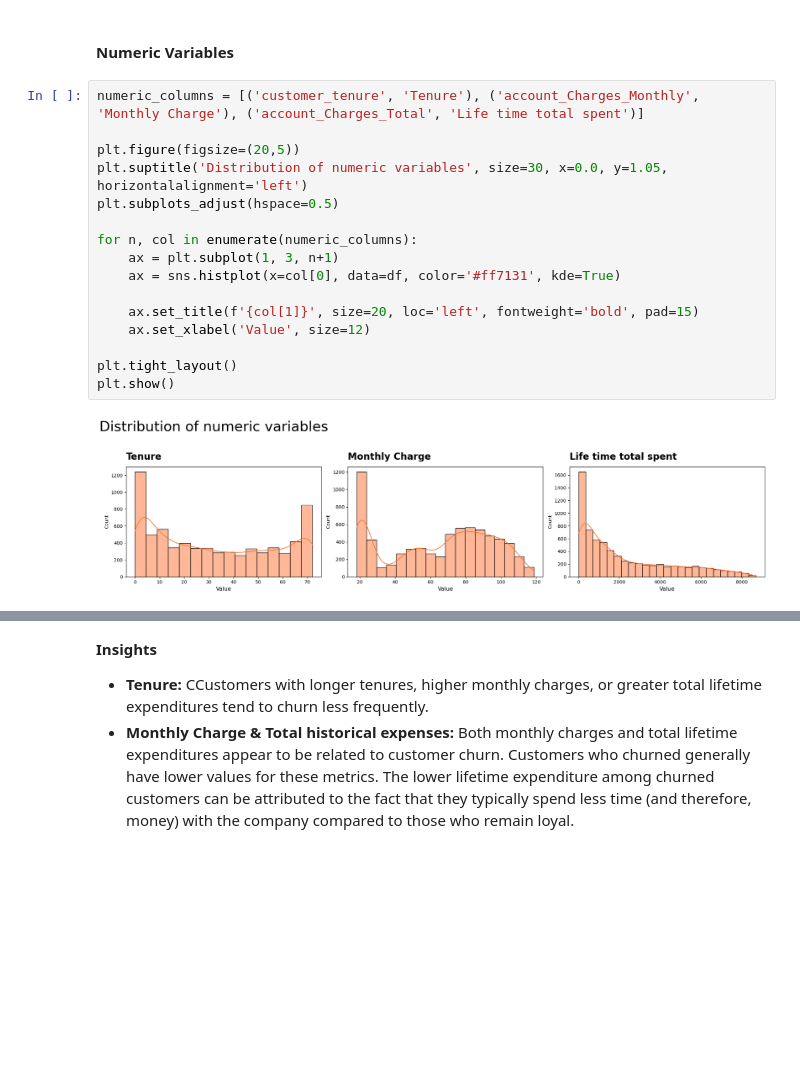
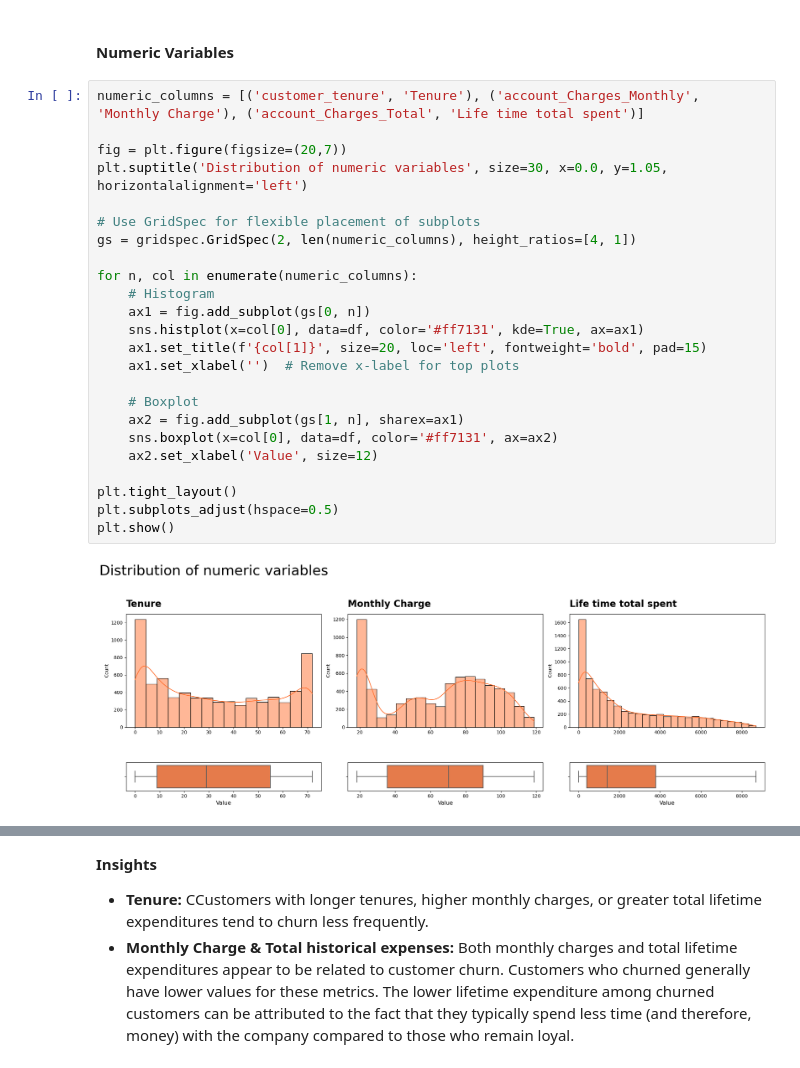
Before and after one commit to Lacerdash/ML-for-Churn-predicting, a Jupyter notebook: Churn_Data_Cleansing_and_Exploration.ipynb, the cells around one changed output, grey strips where cells are left out. Saved outputs shown, nothing was run; the diff lists cells and outputs as text; blank space fills up the shorter version.

```diff
--- a/Churn_Data_Cleansing_and_Exploration.ipynb
+++ b/Churn_Data_Cleansing_and_Exploration.ipynb
@@ -418,21 +418,29 @@ distribution_plot('Churn', internet_columns, df) # Function to plot countplot wi
 # %%
 numeric_columns = [('customer_tenure', 'Tenure'), ('account_Charges_Monthly', 'Monthly Charge'), ('account_Charges_Total', 'Life time total spent')]
 
-plt.figure(figsize=(20,5))
+fig = plt.figure(figsize=(20,7))
 plt.suptitle('Distribution of numeric variables', size=30, x=0.0, y=1.05, horizontalalignment='left')
-plt.subplots_adjust(hspace=0.5)
+
+# Use GridSpec for flexible placement of subplots
+gs = gridspec.GridSpec(2, len(numeric_columns), height_ratios=[4, 1])
 
 for n, col in enumerate(numeric_columns):
-    ax = plt.subplot(1, 3, n+1)
-    ax = sns.histplot(x=col[0], data=df, color='#ff7131', kde=True)
+    # Histogram
+    ax1 = fig.add_subplot(gs[0, n])
+    sns.histplot(x=col[0], data=df, color='#ff7131', kde=True, ax=ax1)
+    ax1.set_title(f'{col[1]}', size=20, loc='left', fontweight='bold', pad=15)
+    ax1.set_xlabel('')  # Remove x-label for top plots
 
-    ax.set_title(f'{col[1]}', size=20, loc='left', fontweight='bold', pad=15)
-    ax.set_xlabel('Value', size=12)
+    # Boxplot
+    ax2 = fig.add_subplot(gs[1, n], sharex=ax1)
+    sns.boxplot(x=col[0], data=df, color='#ff7131', ax=ax2)
+    ax2.set_xlabel('Value', size=12)
 
 plt.tight_layout()
+plt.subplots_adjust(hspace=0.5)
 plt.show()
 # %% [output]
-[figure, old version]
+[figure, new version]
 # %%
 numeric_columns = [('customer_tenure', 'Tenure'), ('account_Charges_Monthly', 'Monthly Charge'), ('account_Charges_Total', 'Total historical expenses')]
 
```
Also changed, not shown: parts of 4 cells of this notebook.
